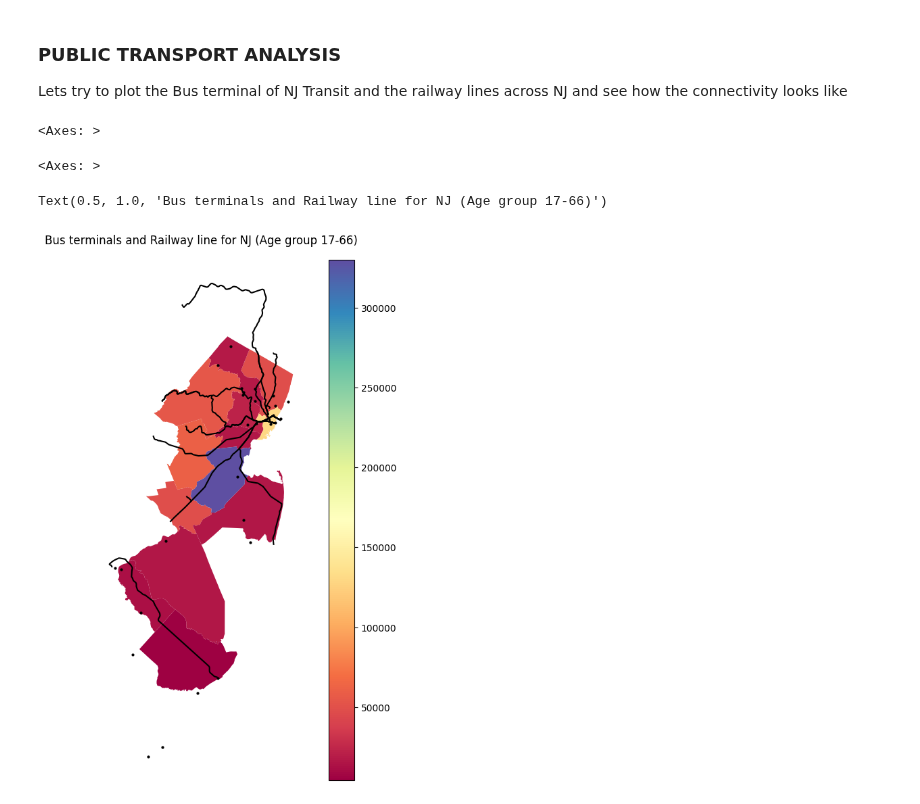
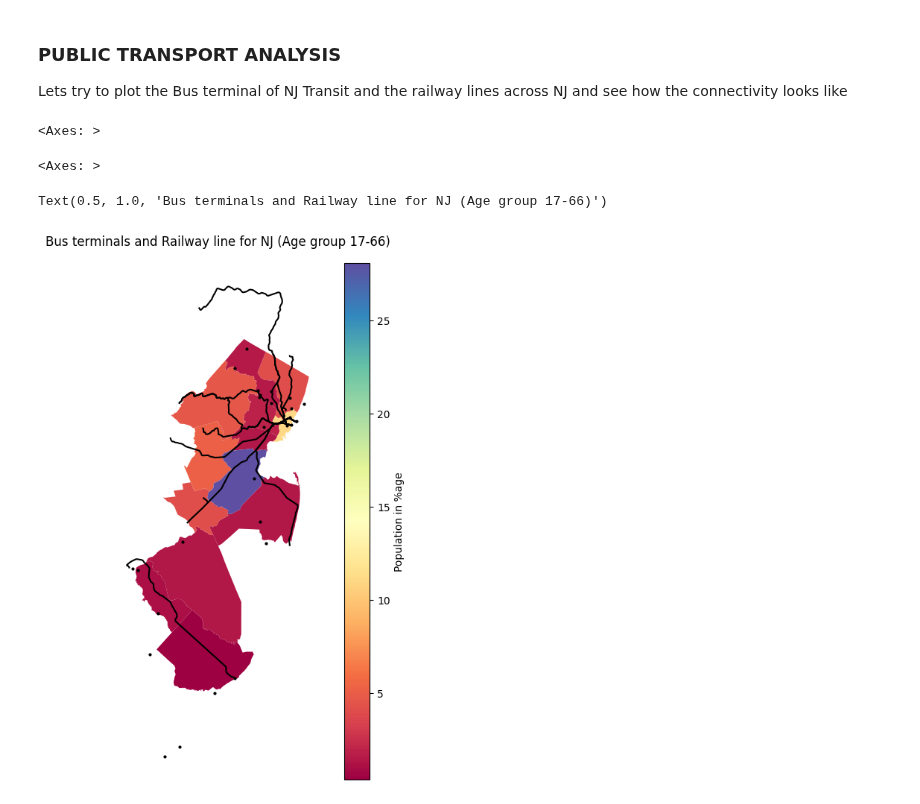
Before and after one commit to NihilKottal001/GIS, a Jupyter notebook: PS1.ipynb, the cells around one changed output. Drawn from its saved outputs; the diff is of its cells as text; code cells hidden in the pictures.

```diff
--- a/PS1.ipynb
+++ b/PS1.ipynb
@@ -346,11 +346,11 @@ Text(0.5, 1.0, 'Population density of Indians')
 #Lets add both the male and female population between the age group 17 to 65
 
 indian['Adult_age_group'] = indian['Male_age_upto_66'] + indian['Female_age_upto_66']
-
+indian['percentage_adult'] = (indian['Adult_age_group'] / indian['Total_ethnicity_pop']) * 100
 
 #Lets plot the map
-base = indian.plot(column = 'Adult_age_group',cmap = 'Spectral', legend = True,figsize =(5,5)  )
-base.set_title(f'Distribution of age group between 17 amd 66')
+base = indian.plot(column = 'percentage_adult',cmap = 'Spectral', legend = True,figsize =(5,5),legend_kwds={"label": "Population in %age"} )
+base.set_title(f'Distribution of age group between 17 and 66')
 base.set_axis_off()
 # %% [output]
 A value is trying to be set on a copy of a slice from a DataFrame.
@@ -380,16 +385,16 @@ Rail_lines=gpd.read_file('NJTRANSIT_RAIL_LINES.shp')
 # %%
 #Plotting both the Bus terminal and Rail line over the base layer of Indian population for the age group 17 - 65 map
 
-base = indian.plot(column = 'Adult_age_group',cmap = 'Spectral', legend = True,figsize =(10,10)  )
+base = indian.plot(column = 'percentage_adult',cmap = 'Spectral', legend = True,figsize =(9,9),legend_kwds={"label": "Population in %age"}  )
 Bus_terminal.plot(ax = base, color = 'black', markersize = 4,figsize =(10,10) )
 Rail_lines.plot(ax = base, color = 'black', markersize = 4,figsize =(10,10) )
 base.set_title(f'Bus terminals and Railway line for NJ (Age group 17-66)')
 base.set_axis_off()
 # %% [output]
 <Axes: >
 <Axes: >
 Text(0.5, 1.0, 'Bus terminals and Railway line for NJ (Age group 17-66)')
-[figure, old version]
+[figure, new version]
 # %%
   indian = indian.drop('geometry', axis=1)
 
```
Also changed, not shown: parts of 3 cells of this notebook.
